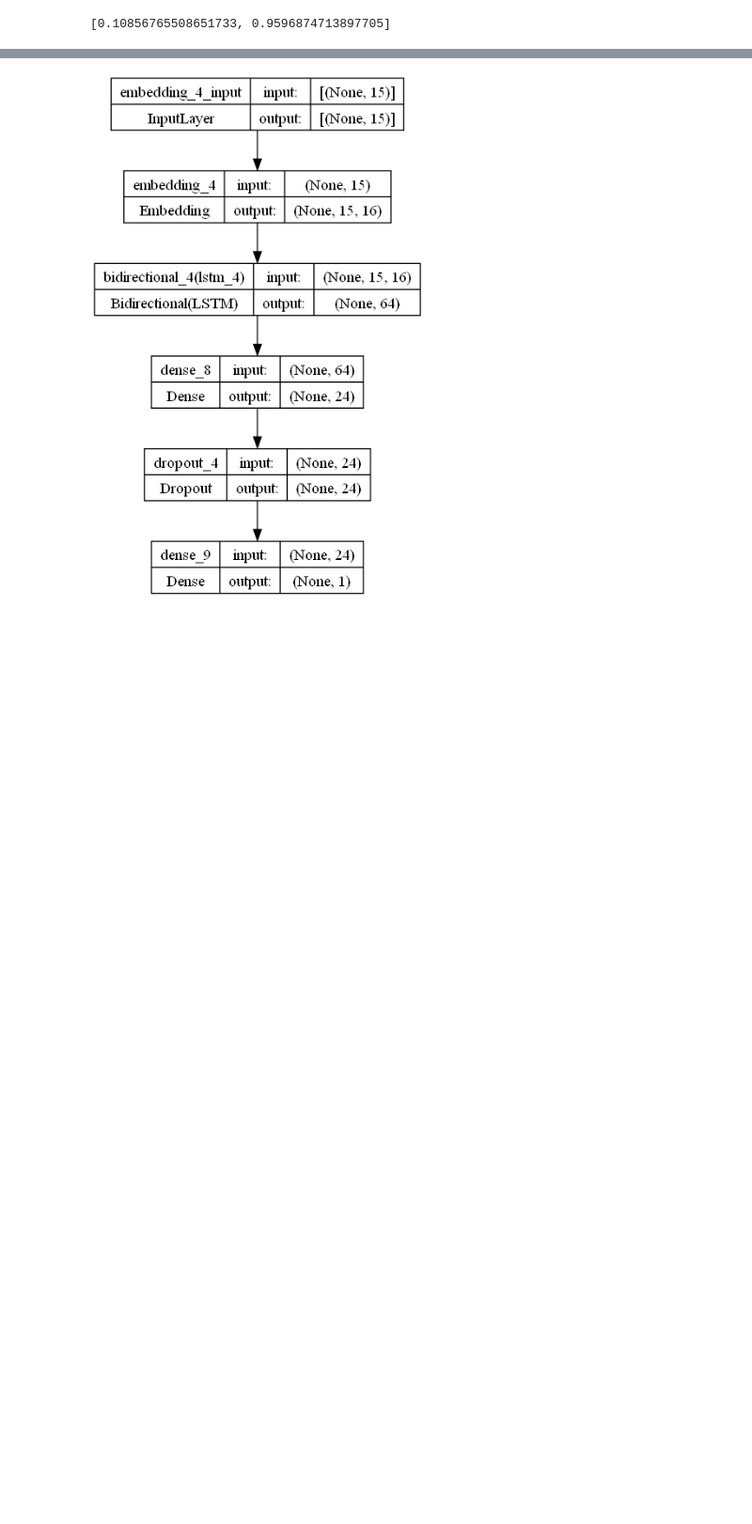
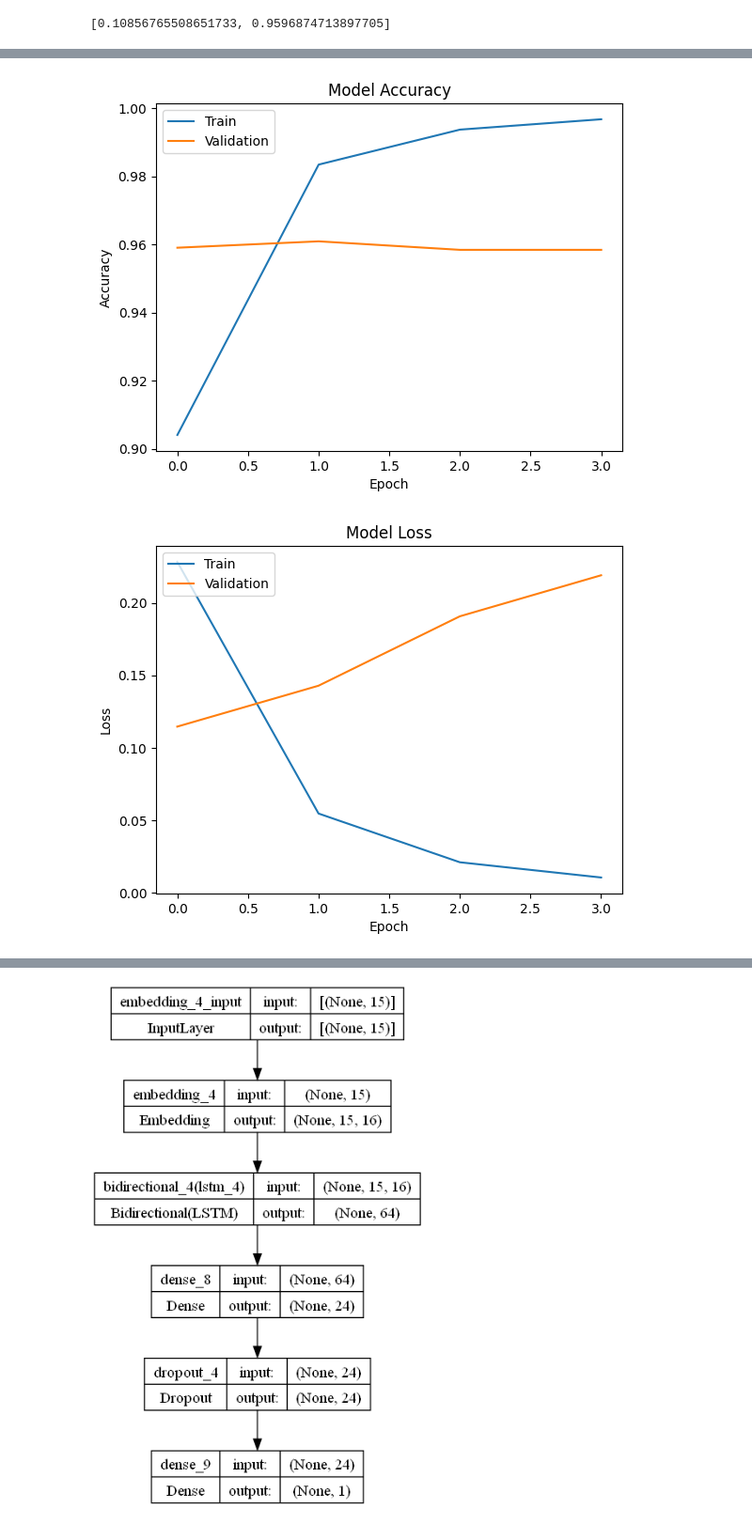
Before and after one commit to IssamLL/Clickbite-detection-school-project-, a Jupyter notebook: notebooks/main.ipynb, the cells around one changed output, grey strips where cells are left out. Shown at 94% size. Cells and saved outputs as stored; diff of their text form; code cells hidden in the pictures; blank space fills up the shorter version.

```diff
--- a/notebooks/main.ipynb
+++ b/notebooks/main.ipynb
@@ -334,0 +312,18 @@ model.evaluate(test_padded_sequences, y_test)
+# %%
+# hyperparametre
+lr = 0.001
+num_epochs = 4
+optimizer = Adam(learning_rate=lr)
+
+# Resize the input shape of the model
+model = Sequential()
+model.add(Embedding(vocab_size, embedding_dim, input_length=max_length))
+model.add(Bidirectional(LSTM(32)))
+model.add(Dense(24, activation='relu'))
+model.add(Dropout(0.5))
+model.add(Dense(1, activation='sigmoid'))
+model.compile(optimizer = optimizer, loss='binary_crossentropy', metrics=['accuracy'])
+model.summary()
+
+# Train the model with the resized input shape
+history = model.fit(train_padded_sequences, y_train, validation_data=(val_padded_sequences, y_val), epochs=num_epochs)
@@ -334,0 +367,23 @@ model.evaluate(test_padded_sequences, y_test)
+# %%
+import matplotlib.pyplot as plt
+
+# Plot the training and validation accuracy
+plt.plot(history.history['accuracy'])
+plt.plot(history.history['val_accuracy'])
+plt.title('Model Accuracy')
+plt.xlabel('Epoch')
+plt.ylabel('Accuracy')
+plt.legend(['Train', 'Validation'], loc='upper left')
+plt.show()
+
+# Plot the training and validation loss
+plt.plot(history.history['loss'])
+plt.plot(history.history['val_loss'])
+plt.title('Model Loss')
+plt.xlabel('Epoch')
+plt.ylabel('Loss')
+plt.legend(['Train', 'Validation'], loc='upper left')
+plt.show()
+# %% [output]
+[figure, added]
+[figure, added]
```
Also changed, not shown: parts of 16 cells of this notebook.
